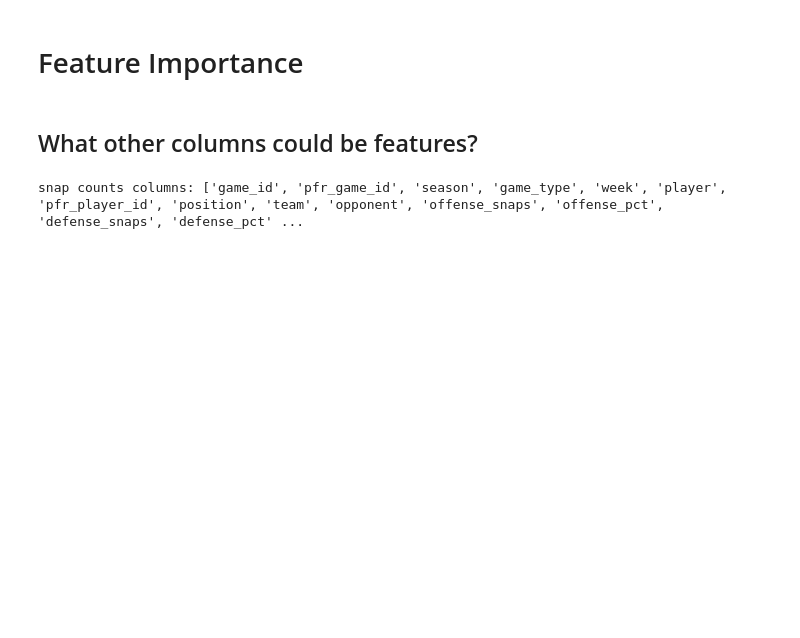
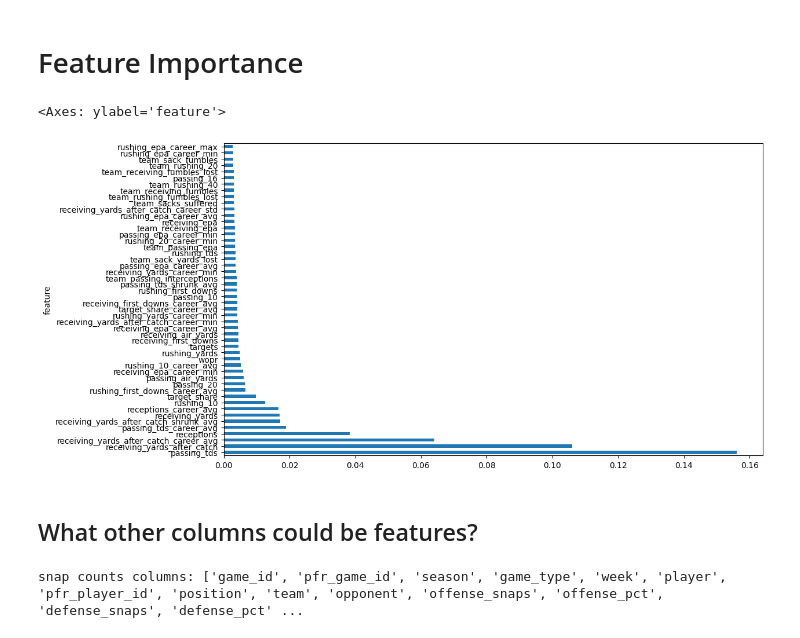
Before and after one commit to vivsiv/ff-model, a Jupyter notebook: notebooks/tabular_models.ipynb, the cells around one changed output. Saved outputs shown, nothing was run; the diff lists cells and outputs as text; code cells hidden in the pictures; blank space fills up the shorter version.

```diff
--- a/notebooks/tabular_models.ipynb
+++ b/notebooks/tabular_models.ipynb
@@ -39,7 +56,10 @@ def plot_feature_importance(fi, num_f=30):
 # %%
 feature_imp = get_feat_importance(model=model, train_df=train_df)
 
-plot_feature_importance(fi=feature_imp, num_f=40)
+plot_feature_importance(fi=feature_imp, num_f=50)
+# %% [output]
+<Axes: ylabel='feature'>
+[figure, added]
 # %%
 from sklearn.inspection import PartialDependenceDisplay
 
```
Also changed, not shown: parts of 2 cells of this notebook, 4 other files.
